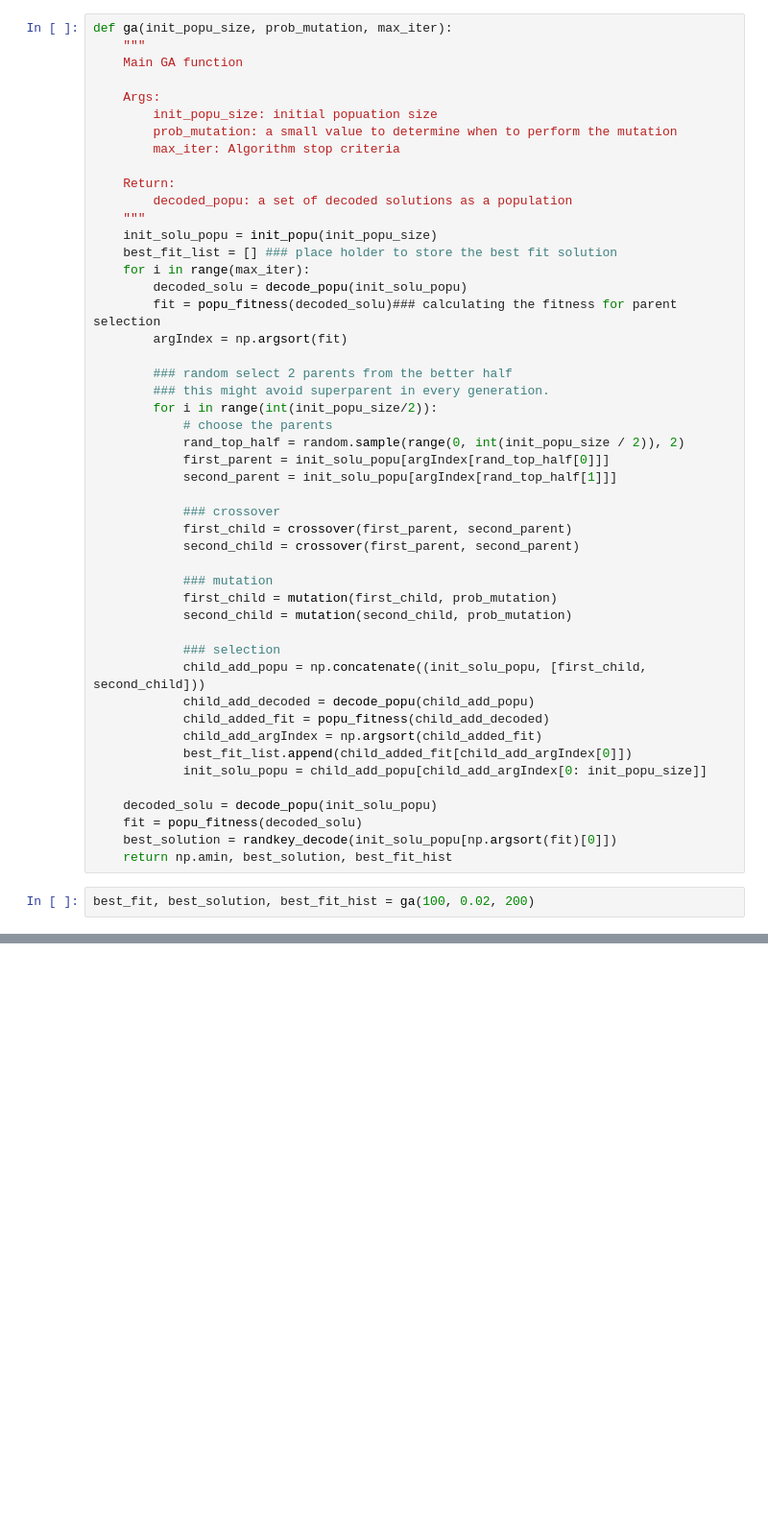
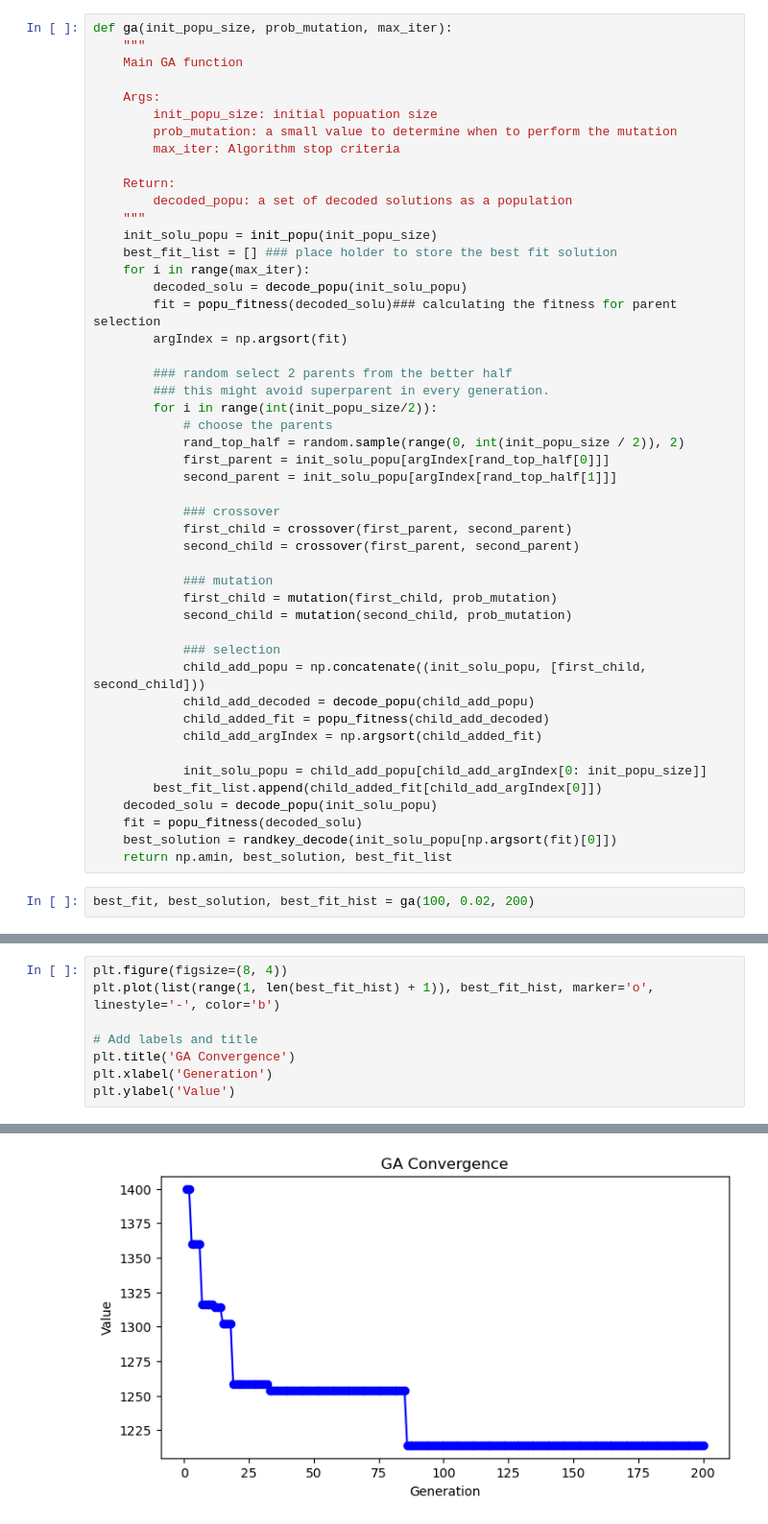
Before and after one commit to jzy0040/PythonIntroAndDataModeling, a Jupyter notebook: notebooks/BAN7101BusinessAnalytics/GeneticAlgorithm.ipynb, the cells around one changed output, grey strips where cells are left out. Shown at 96% size. Drawn from its saved outputs; the diff is of its cells as text; blank space fills up the shorter version.

```diff
--- a/notebooks/BAN7101BusinessAnalytics/GeneticAlgorithm.ipynb
+++ b/notebooks/BAN7101BusinessAnalytics/GeneticAlgorithm.ipynb
@@ -282,12 +295,12 @@ def ga(init_popu_size, prob_mutation, max_iter):
             child_add_decoded = decode_popu(child_add_popu)
             child_added_fit = popu_fitness(child_add_decoded)
             child_add_argIndex = np.argsort(child_added_fit)
-            best_fit_list.append(child_added_fit[child_add_argIndex[0]])
+
             init_solu_popu = child_add_popu[child_add_argIndex[0: init_popu_size]]
-
+        best_fit_list.append(child_added_fit[child_add_argIndex[0]])
     decoded_solu = decode_popu(init_solu_popu)
     fit = popu_fitness(decoded_solu)
     best_solution = randkey_decode(init_solu_popu[np.argsort(fit)[0]])
-    return np.amin, best_solution, best_fit_hist
+    return np.amin, best_solution, best_fit_list
 # %%
 best_fit, best_solution, best_fit_hist = ga(100, 0.02, 200)
@@ -293,0 +327,9 @@ best_fit, best_solution, best_fit_hist = ga(100, 0.02, 200)
+# %%
+plt.figure(figsize=(8, 4))
+plt.plot(list(range(1, len(best_fit_hist) + 1)), best_fit_hist, marker='o', linestyle='-', color='b')
+
+# Add labels and title
+plt.title('GA Convergence')
+plt.xlabel('Generation')
+plt.ylabel('Value')
+# %% [output]
@@ -293,0 +337 @@ best_fit, best_solution, best_fit_hist = ga(100, 0.02, 200)
+[figure, added]
```
Also changed, not shown: parts of 4 cells of this notebook, 26 other files.
